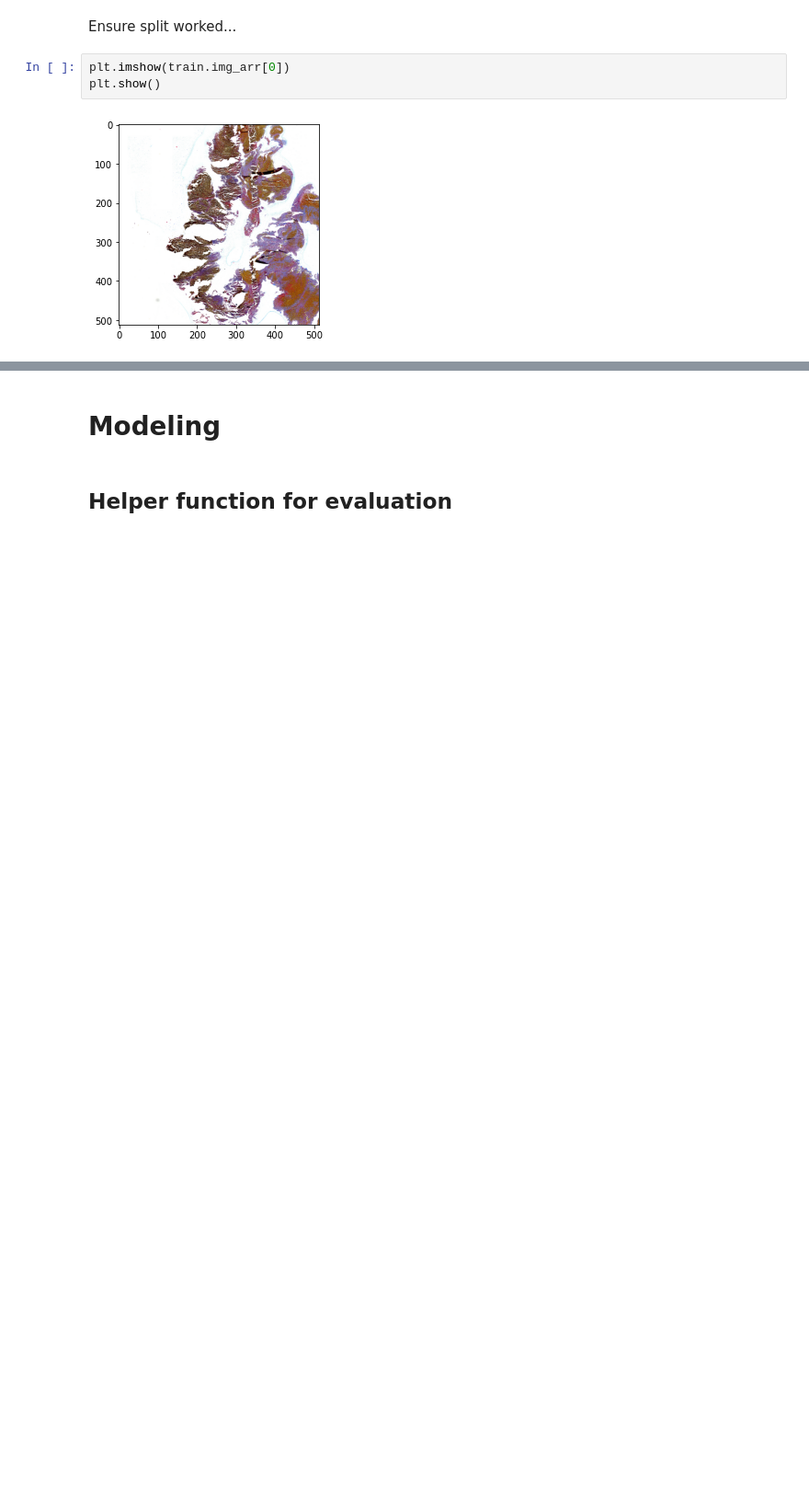
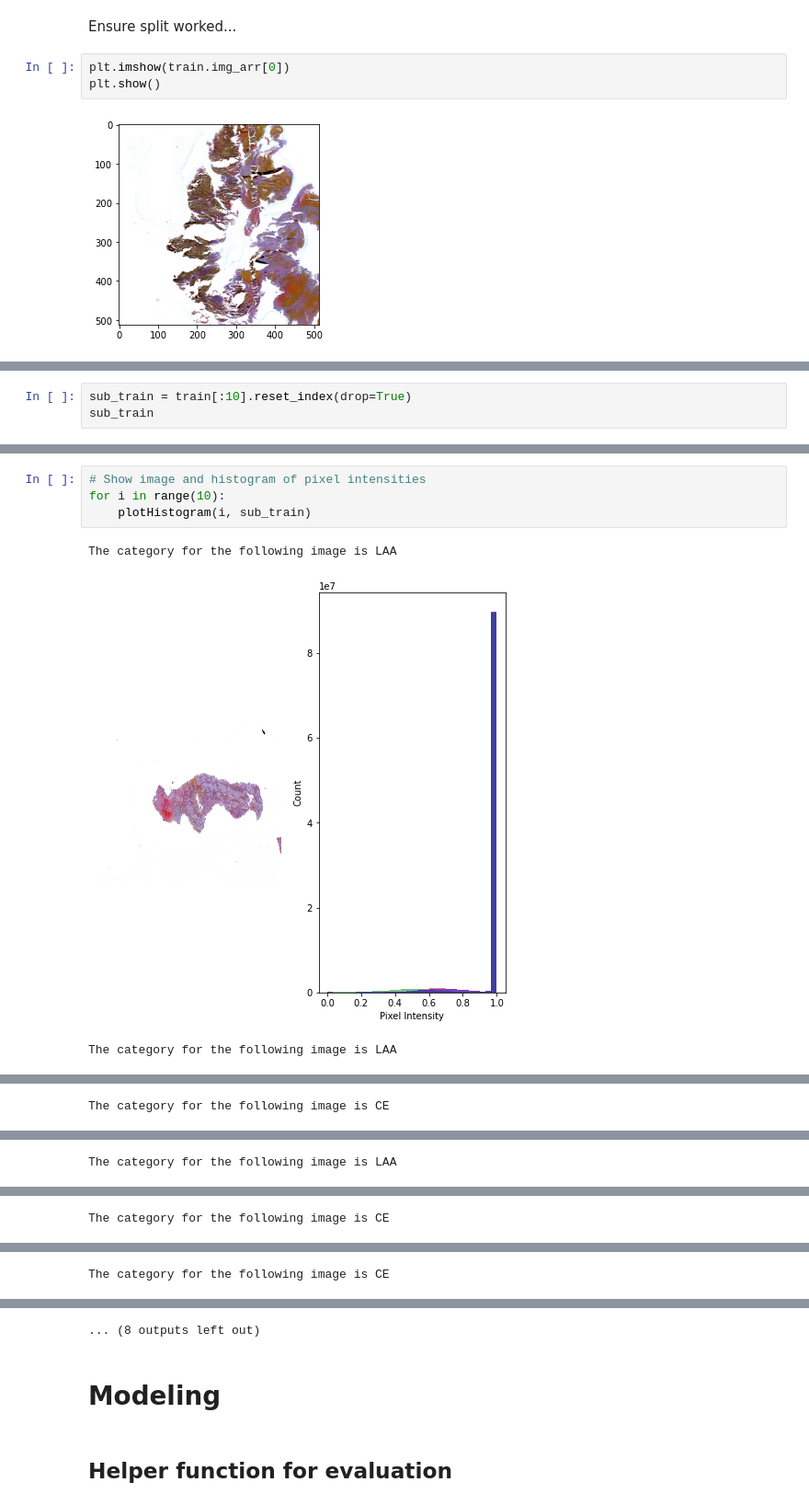
Before and after one commit to samoliver3/capstone-STRIP-AI, a Jupyter notebook: og_data_modeling.ipynb, the cells around one changed output, grey strips where cells are left out. Shown at 92% size. Drawn from its saved outputs; the diff is of its cells as text; blank space fills up the shorter version.

Commit message:
Added code to look at pixel distribution of permuted Whole Slide images. Added code to visualize model architecture.

```diff
--- a/og_data_modeling.ipynb
+++ b/og_data_modeling.ipynb
@@ -342,0 +352,3 @@ plt.show()
+# %%
+sub_train = train[:10].reset_index(drop=True)
+sub_train
@@ -342,0 +367,8 @@ plt.show()
+# %%
+# Show image and histogram of pixel intensities
+for i in range(10):
+    plotHistogram(i, sub_train)
+# %% [output]
+The category for the following image is LAA
+[figure, added]
+The category for the following image is LAA
@@ -342,0 +376 @@ plt.show()
+The category for the following image is CE
@@ -342,0 +378 @@ plt.show()
+The category for the following image is LAA
@@ -342,0 +380 @@ plt.show()
+The category for the following image is CE
@@ -342,0 +382 @@ plt.show()
+The category for the following image is CE
@@ -343,3 +384,4 @@ plt.show()
+... (8 outputs left out)
 # %% [markdown]
 # Modeling
 # %% [markdown]
```
Also changed, not shown: parts of 8 cells of this notebook.
